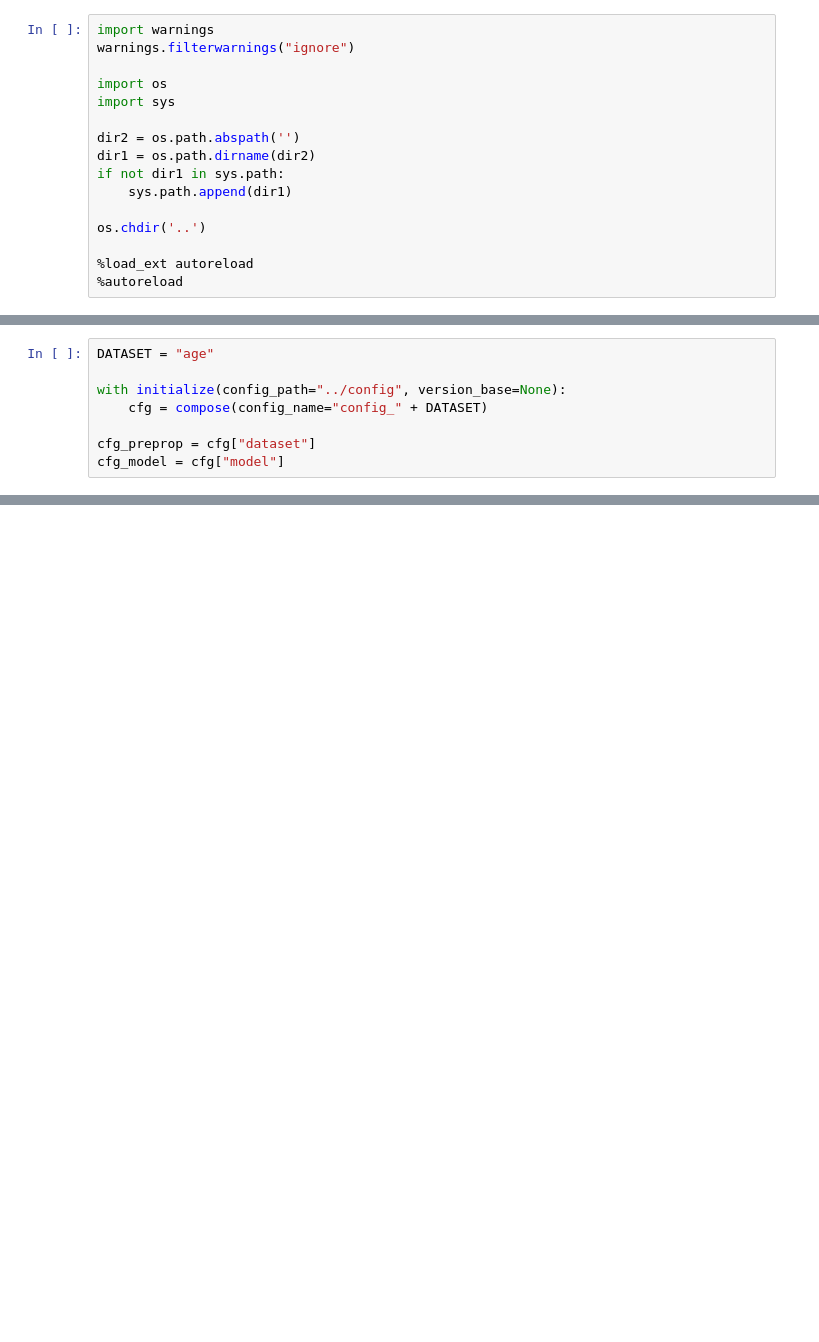
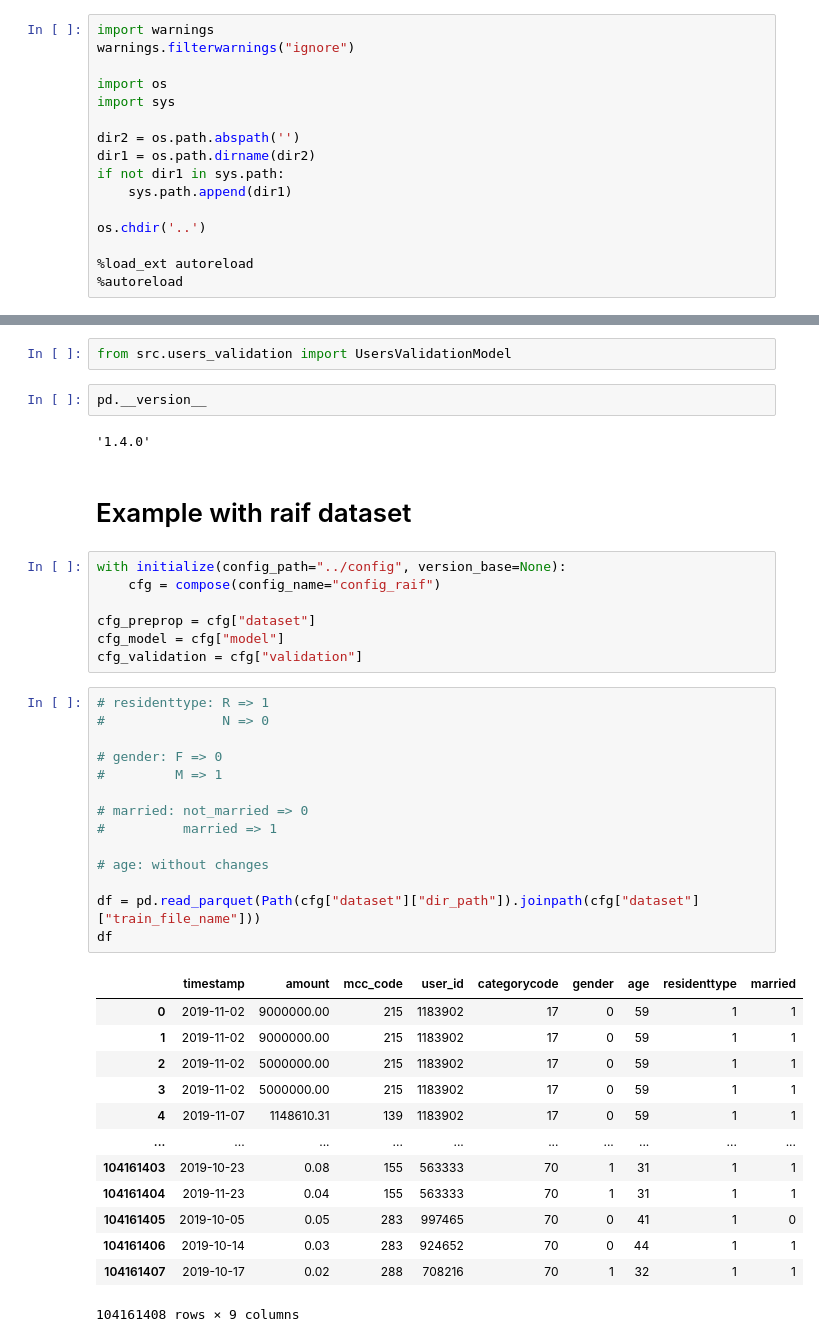
Before and after one commit to romanenkova95/transactions_gen_models, a Jupyter notebook: notebooks/users_clustering.ipynb, the cells around one changed output, grey strips where cells are left out. Drawn from its saved outputs; the diff is of its cells as text; blank space fills up the shorter version.

```diff
--- a/notebooks/users_clustering.ipynb
+++ b/notebooks/users_clustering.ipynb
@@ -43,8 +16,0 @@ from src.pooling import PoolingModel
-# %%
-DATASET = "age"
-
-with initialize(config_path="../config", version_base=None):
-    cfg = compose(config_name="config_" + DATASET)
-
-cfg_preprop = cfg["dataset"]
-cfg_model = cfg["model"]
@@ -918,0 +45,43 @@ torch.utils.data.dataloader.DataLoader
+# %%
+from src.users_validation import UsersValidationModel
+# %%
+pd.__version__
+# %% [output]
+'1.4.0'
+# %% [markdown]
+# Example with raif dataset
+# %%
+with initialize(config_path="../config", version_base=None):
+    cfg = compose(config_name="config_raif")
+
+cfg_preprop = cfg["dataset"]
+cfg_model = cfg["model"]
+cfg_validation = cfg["validation"]
+# %%
+# residenttype: R => 1
+#               N => 0
+
+# gender: F => 0
+#         M => 1
+
+# married: not_married => 0
+#          married => 1
+
+# age: without changes
+
+df = pd.read_parquet(Path(cfg["dataset"]["dir_path"]).joinpath(cfg["dataset"]["train_file_name"]))
+df
+# %% [output]
+|  | timestamp | amount | mcc_code | user_id | categorycode | gender | age | residenttype | married |
+| 0 | 2019-11-02 | 9000000.00 | 215 | 1183902 | 17 | 0 | 59 | 1 | 1 |
+| 1 | 2019-11-02 | 9000000.00 | 215 | 1183902 | 17 | 0 | 59 | 1 | 1 |
+| 2 | 2019-11-02 | 5000000.00 | 215 | 1183902 | 17 | 0 | 59 | 1 | 1 |
+| 3 | 2019-11-02 | 5000000.00 | 215 | 1183902 | 17 | 0 | 59 | 1 | 1 |
+| 4 | 2019-11-07 | 1148610.31 | 139 | 1183902 | 17 | 0 | 59 | 1 | 1 |
+| ... | ... | ... | ... | ... | ... | ... | ... | ... | ... |
+| 104161403 | 2019-10-23 | 0.08 | 155 | 563333 | 70 | 1 | 31 | 1 | 1 |
+| 104161404 | 2019-11-23 | 0.04 | 155 | 563333 | 70 | 1 | 31 | 1 | 1 |
+| 104161405 | 2019-10-05 | 0.05 | 283 | 997465 | 70 | 0 | 41 | 1 | 0 |
+| 104161406 | 2019-10-14 | 0.03 | 283 | 924652 | 70 | 0 | 44 | 1 | 1 |
+| 104161407 | 2019-10-17 | 0.02 | 288 | 708216 | 70 | 1 | 32 | 1 | 1 |
+104161408 rows × 9 columns
```
Also changed, not shown: parts of 57 cells of this notebook, 2 other files.
